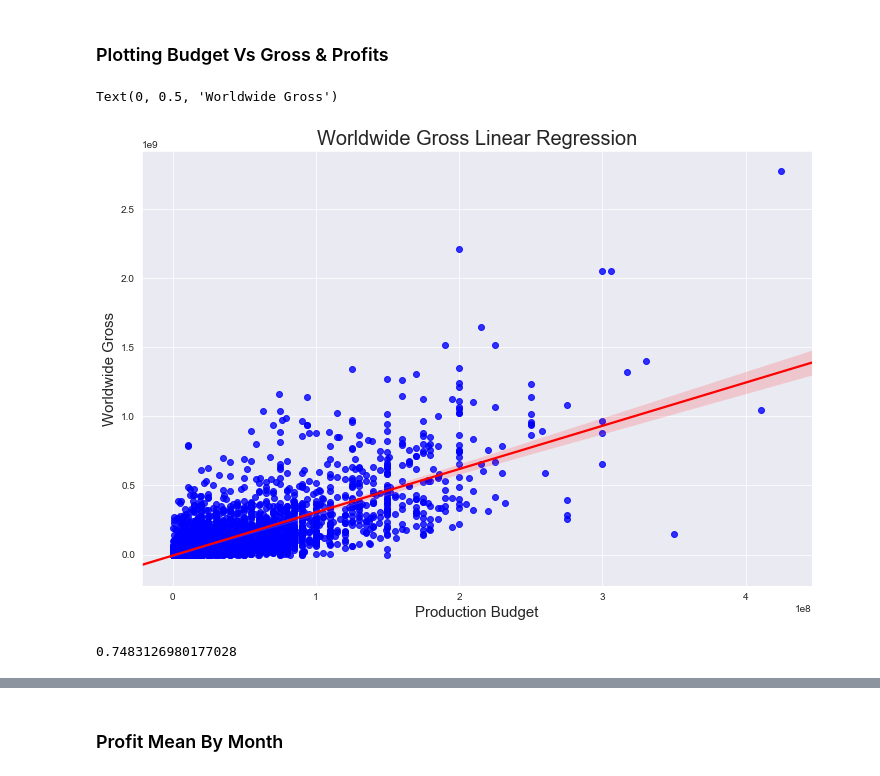
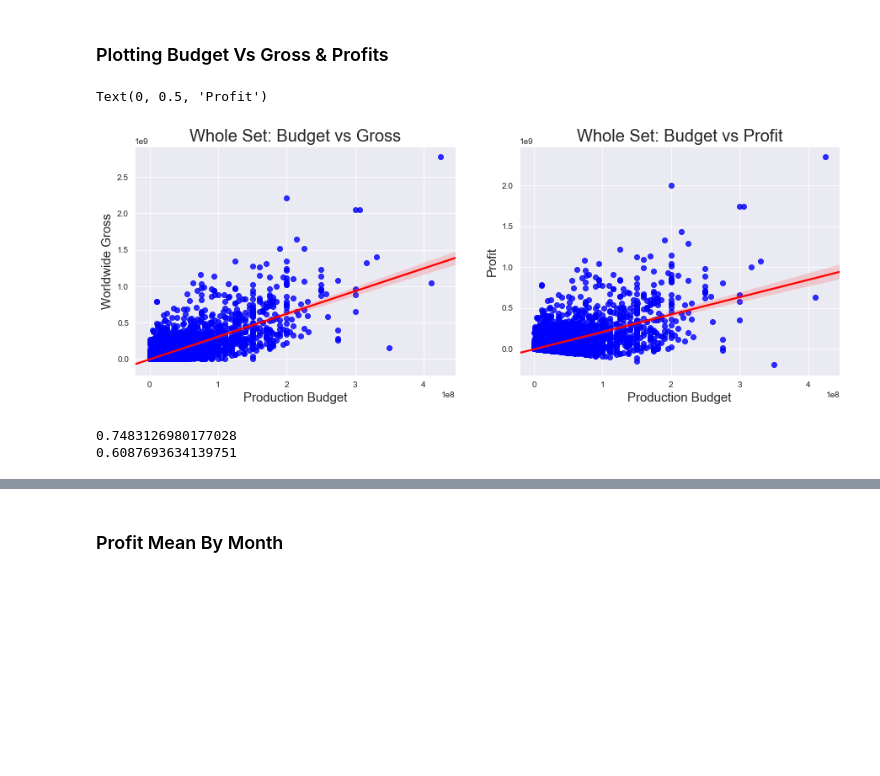
Before and after one commit to joshblumer/dsc-mod-1-project-v2-1-online-ds-sp-000, a Jupyter notebook: student.ipynb, the cells around one changed output, grey strips where cells are left out. Cells and saved outputs as stored; diff of their text form; code cells hidden in the pictures; blank space fills up the shorter version.

Commit message:
modified student.ipynb and added images

```diff
--- a/student.ipynb
+++ b/student.ipynb
@@ -273,20 +275,34 @@ memory usage: 451.6+ KB
 # %% [markdown]
 ### Plotting Budget Vs Gross & Profits
 # %%
-# Plot linear regression between production budget and worldwide gross for whole data set
+# Plot entire data set budget against gross and profit
 
-f, ax = plt.subplots(figsize=(12,8))
+fig = plt.figure(figsize = (15,5))
+
+ax1 = plt.subplot(1,2,1)
 sns.set_style('darkgrid')
-sns.regplot(x = 'production_budget', y = 'worldwide_gross', data = df2, scatter_kws = {'color': 'b'}, line_kws = {'color':'red'})
-plt.title('Worldwide Gross Linear Regression', fontsize = 20)
+sns.regplot(ax = ax1, x = 'production_budget', y = 'worldwide_gross', data = df2, scatter_kws = {'color': 'b'}, line_kws = {'color':'red'})
+plt.title('Whole Set: Budget vs Gross', fontsize = 20)
 plt.xlabel('Production Budget', fontsize = 15)
 plt.ylabel('Worldwide Gross', fontsize = 15)
+
+ax2 = plt.subplot(1,2,2)
+sns.set_style('darkgrid')
+sns.regplot(ax = ax2, x = 'production_budget', y = 'profit_difference', data = df2, scatter_kws = {'color': 'b'}, line_kws = {'color':'red'})
+plt.title('Whole Set: Budget vs Profit', fontsize = 20)
+plt.xlabel('Production Budget', fontsize = 15)
+plt.ylabel('Profit', fontsize = 15)
 # %% [output]
-Text(0, 0.5, 'Worldwide Gross')
+Text(0, 0.5, 'Profit')
-[figure, old version]
+[figure, new version]
 # %%
-# Calculate correlation between production budget and worldwide gross for whole data set
+# Calculate correlation between production budget and gross for whole data set
 
-df2['production_budget'].corr(df2['worldwide_gross'])
+print(df2['production_budget'].corr(df2['worldwide_gross']))
+
+# Calculate correlation between production budget and profit for whole data set
+
+print(df2['production_budget'].corr(df2['profit_difference']))
 # %% [output]
 0.7483126980177028
+0.6087693634139751
```
Also changed, not shown: parts of 16 cells of this notebook, 10 other files.
